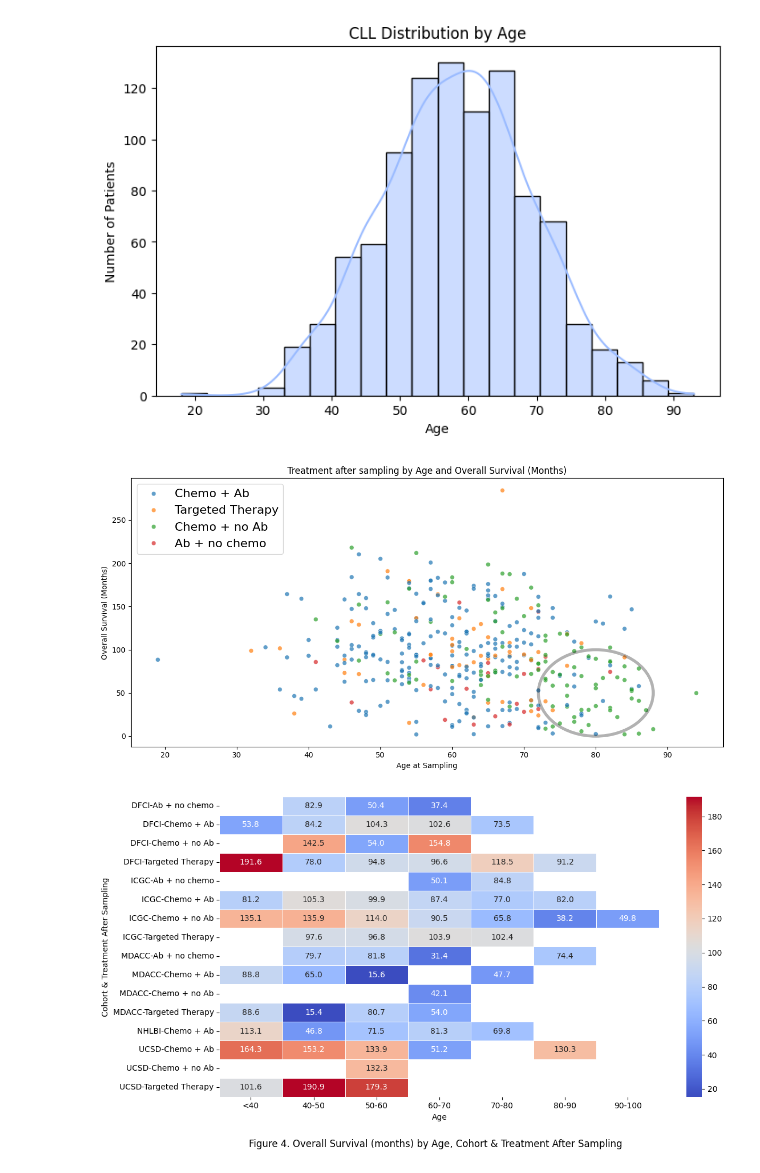
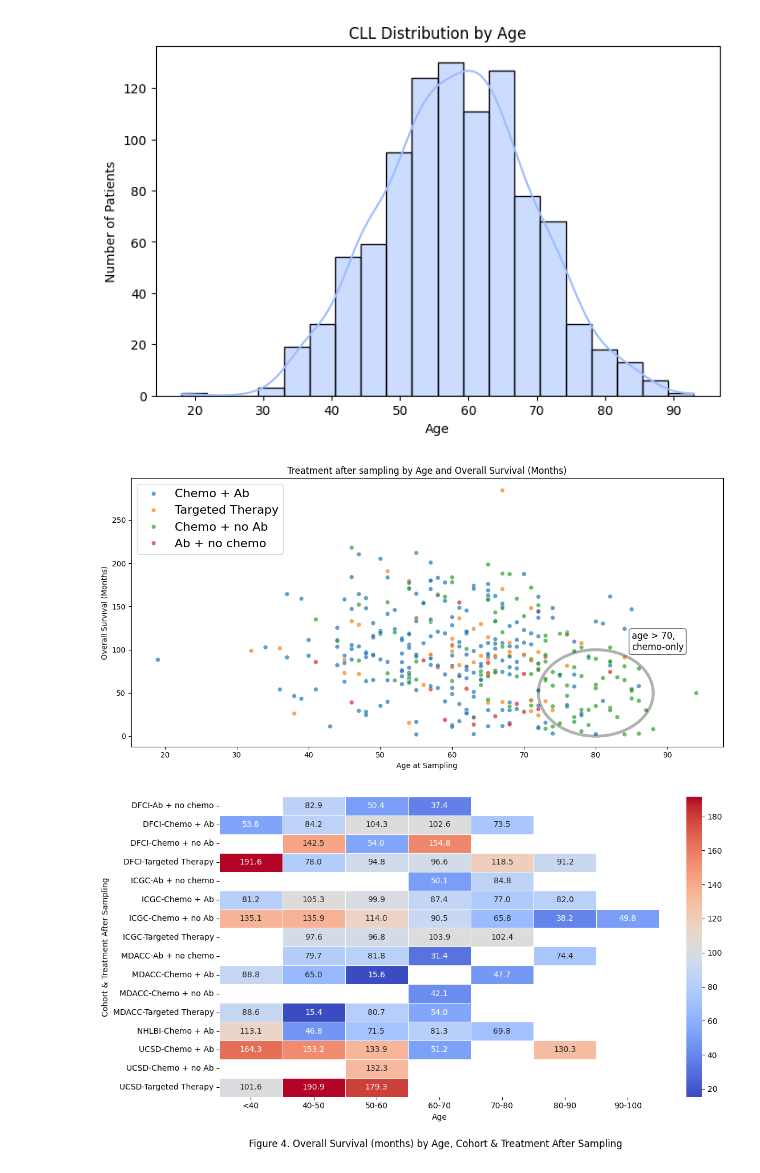
Before and after one commit to MahikaJaguste/msc-thesis, a Jupyter notebook: data-exploration/eda.ipynb, the cells around one changed output. Saved outputs shown, nothing was run; the diff lists cells and outputs as text; code cells hidden in the pictures.

Commit message:
annotating circle in scatter plot, readme updated

```diff
--- a/data-exploration/eda.ipynb
+++ b/data-exploration/eda.ipynb
@@ -103,25 +103,29 @@ plt.show()
 # %%
 plt.figure(figsize=(12, 6))
 new_df = df[df['TREATMENT_AFTER_SAMPLING'] != "Unknown"]
 ax = sns.scatterplot(data=new_df, x="AGE_SAMPLING", y="OS_MONTHS", hue="TREATMENT_AFTER_SAMPLING", palette="tab10", alpha=0.7)
 
 # Add a circle annotation (bottom right area)
 circle = patches.Circle(xy=(80,50), color='black', alpha=0.3, lw=4, edgecolor='black', fill=False)
 circle.set_height(100)
 circle.set_width(16)
 ax.add_patch(circle)
+
+# Add text label for the circle
+plt.text(85, 100, "age > 70,\nchemo-only", fontsize=12, color='black',
+         bbox=dict(facecolor='white', alpha=0.6, edgecolor='black', boxstyle='round,pad=0.3'))
 
 
 txt = "Treatment after sampling by Age and Overall Survival (Months)"
 # txt = "Figure 3. Treatment after sampling by Age and Overall Survival (Months)"
 plt.title(txt)
 plt.xlabel("Age at Sampling")
 plt.ylabel("Overall Survival (Months)")
 plt.legend(loc='upper left', prop={'size': 16})
 # Adjust layout to prevent cutting off labels
 plt.tight_layout()
 # plt.figtext(0.5, -0.05, txt, wrap=True, horizontalalignment='center', fontsize=12)
 plt.savefig("../data/EDA_Images/treatment_after_sampling_by_age_and_os.png", dpi=300, bbox_inches="tight")
 plt.show()
 # %% [output]
-[figure, old version]
+[figure, new version]
```
Also changed, not shown: parts of 1 cell of this notebook, 1 other file.
